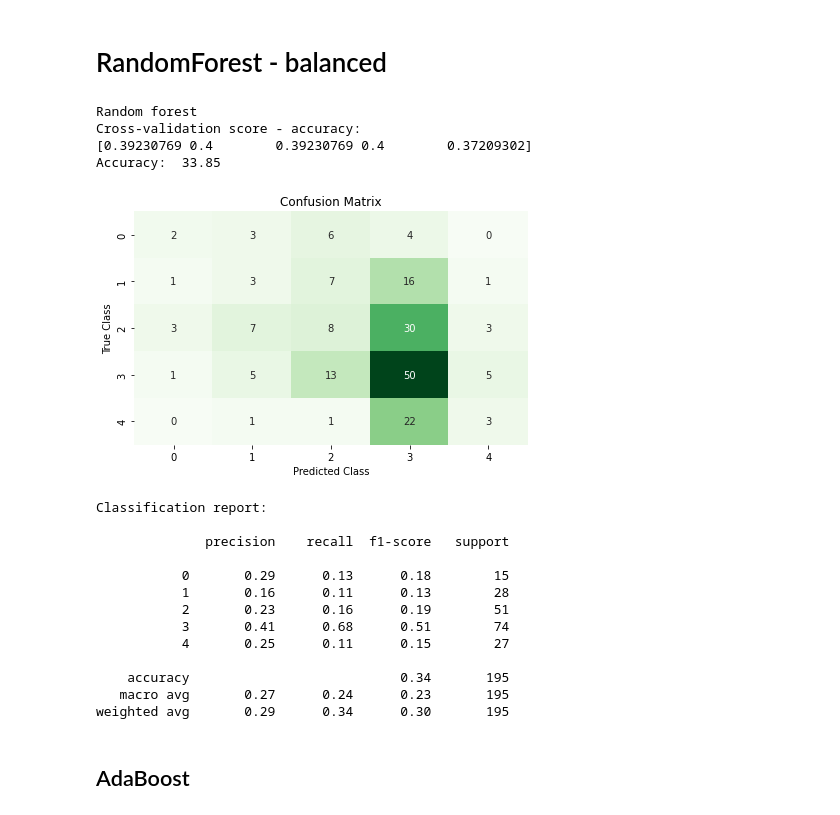
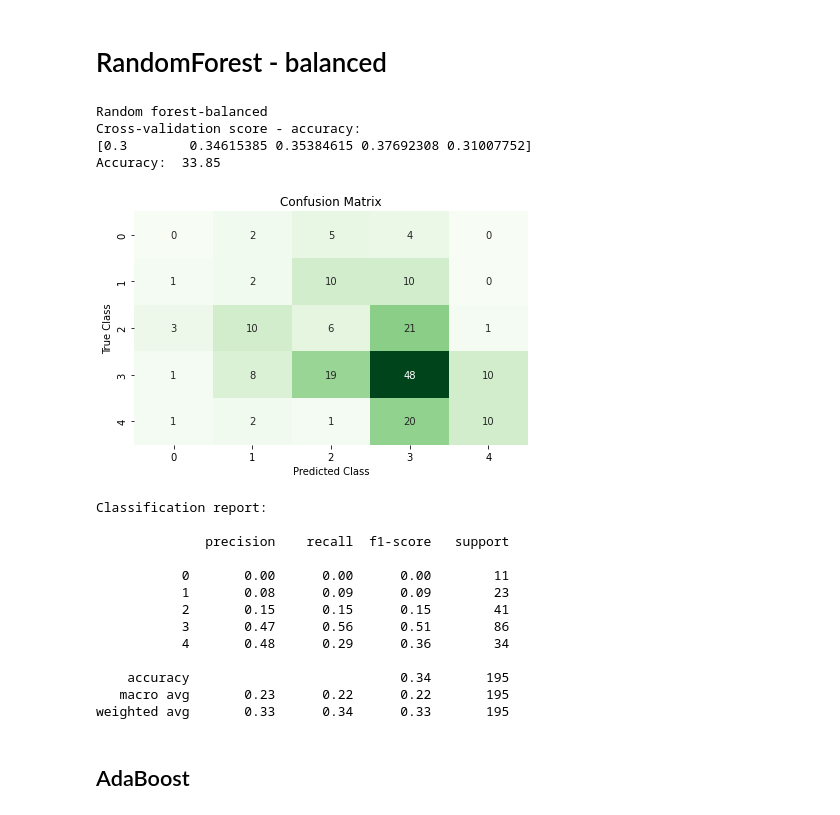
Before and after one commit to ilija447/machine-learning-1, a Jupyter notebook: Masinsko-ucenje-Projekat-I.ipynb, the cells around one changed output. Cells and saved outputs as stored; diff of their text form; code cells hidden in the pictures.

```diff
--- a/Masinsko-ucenje-Projekat-I.ipynb
+++ b/Masinsko-ucenje-Projekat-I.ipynb
@@ -546,39 +537,39 @@ weighted avg       0.37      0.38      0.36       195
 # %%
 from sklearn.ensemble import RandomForestClassifier
 
-forest = RandomForestClassifier(bootstrap=True,
+forest = RandomForestClassifier(bootstrap=True,  class_weight='balanced',
 criterion='gini', max_depth=None, max_features='auto',
  max_leaf_nodes=None, min_impurity_decrease=0.0, min_samples_leaf=1,
  min_samples_split=2, min_weight_fraction_leaf=0.0,
  n_estimators=10, n_jobs=1, oob_score=False, random_state=None,
  verbose=0, warm_start=False)
 
 f = forest.fit(X_train, y_train)
 y_pred=forest.predict(X_test)
-print("Random forest")
+print("Random forest-balanced")
 print("Cross-validation score - accuracy:")
 print(cross_val_score(forest, X, y, scoring='accuracy'))
 
 accuracy_RFC = get_prediction_report(y_test, y_pred)
 # %% [output]
-Random forest
+Random forest-balanced
 Cross-validation score - accuracy:
-[0.39230769 0.4        0.39230769 0.4        0.37209302]
+[0.3        0.34615385 0.35384615 0.37692308 0.31007752]
 Accuracy:  33.85
-[figure, old version]
+[figure, new version]
 Classification report:
 
               precision    recall  f1-score   support
 
-           0       0.29      0.13      0.18        15
-           1       0.16      0.11      0.13        28
-           2       0.23      0.16      0.19        51
-           3       0.41      0.68      0.51        74
-           4       0.25      0.11      0.15        27
+           0       0.00      0.00      0.00        11
+           1       0.08      0.09      0.09        23
+           2       0.15      0.15      0.15        41
+           3       0.47      0.56      0.51        86
+           4       0.48      0.29      0.36        34
 
     accuracy                           0.34       195
-   macro avg       0.27      0.24      0.23       195
-weighted avg       0.29      0.34      0.30       195
+   macro avg       0.23      0.22      0.22       195
+weighted avg       0.33      0.34      0.33       195
 # %% [markdown]
 ## AdaBoost
 # %%
```
Also changed, not shown: parts of 23 cells of this notebook.
